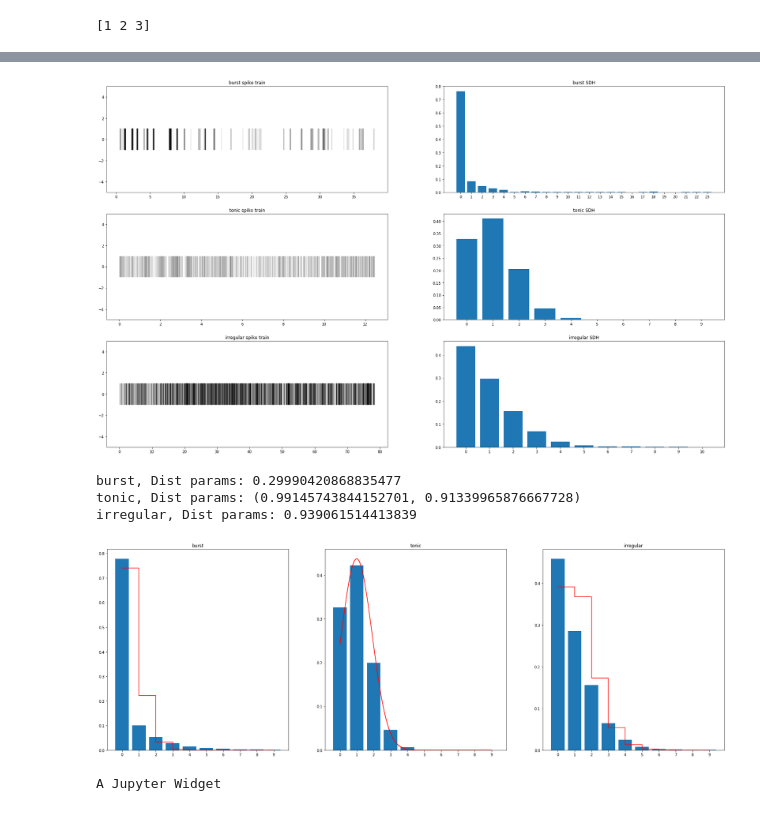
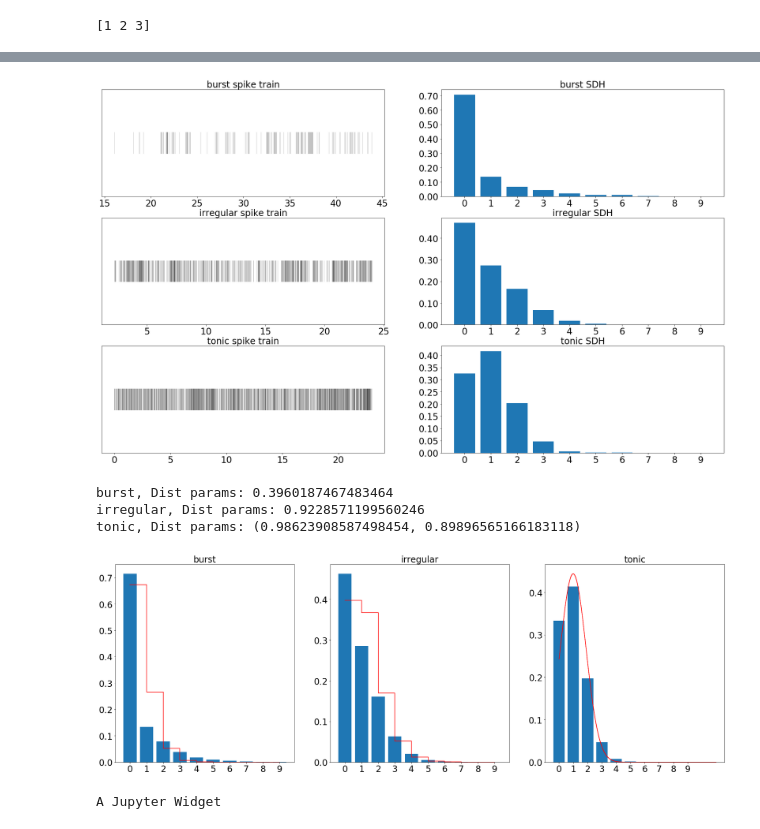
Before and after one commit to Vlad0922/neurophysiology, a Jupyter notebook: burst_clusters_heirarchy.ipynb, the cells around one changed output, grey strips where cells are left out. Saved outputs shown, nothing was run; the diff lists cells and outputs as text; code cells hidden in the pictures.

```diff
--- a/burst_clusters_heirarchy.ipynb
+++ b/burst_clusters_heirarchy.ipynb
@@ -486,5 +508,11 @@ def get_cluster_dists(sdh):
 # %%
 dists = np.array([get_cluster_dists(sdh) for sdh in sdh_vals])
 # labels = np.array([get_nearest_cluster(sdh) for sdh in sdh_vals])
+st_lens = np.array([st[~0] - st[0] for st in only_st])
 labels = np.argmin(dists, axis=1) + 1
-most_similar = np.argmin(dists, axis=0)
+# most_similar = np.argmin(dists, axis=0)
+most_similar = [23, 1358, 1394]
+# %%
+for l in np.unique(cut):
+    idx = np.argsort(dists[:, l-1])[:10]
+    print(l, idx, st_lens[idx])
@@ -505,0 +538,18 @@ plt.legend()
+# %%
+plt.figure(figsize=(15,10))
+for l, col, name in zip(np.unique(labels), ['r','b','g'], ['burst', 'irregular', 'tonic']):
+    idx = np.where(labels == l)
+    plt.scatter(cv_ai[idx, 0], cv_ai[idx, 1], color=col, s=10, label=name)
+# plt.scatter([c[0] for c in cv_ai], [c[1] for c in cv_ai], cmap='plasma', c=cut, s=5)
+
+plt.xlim([0, 10])
+
+plt.xlabel('CV')
+plt.ylabel('AI')
+plt.legend(prop={'size': 24})
+
+ax = plt.gca()
+
+for item in ([ax.title, ax.xaxis.label, ax.yaxis.label] +
+             ax.get_xticklabels() + ax.get_yticklabels()):
+    item.set_fontsize(22)
@@ -506,6 +558,6 @@ plt.legend()
 # %%
 fig, axes = plt.subplots(3, 2, figsize=(30, 18))
-for i, (idx, name) in enumerate(zip(most_similar, ['burst', 'tonic', 'irregular'])):
+for i, (idx, name) in enumerate(zip(most_similar, ['burst', 'irregular', 'tonic'])):
 #     plt.figure()
     curr_sdh = sdh_vals[idx]
 
@@ -519,5 +571,13 @@ for i, (idx, name) in enumerate(zip(most_similar, ['burst', 'tonic', 'irregular'
     ax1.set_title('{} spike train'.format(name))
     ax2.set_title('{} SDH'.format(name))
     ax2.set_xticks(np.arange(curr_sdh.shape[0]))
+
+    ax2.yaxis.set_major_formatter(FormatStrFormatter('%.2f'))
+
+
+for ax in axes.flatten():
+    for item in ([ax.title, ax.xaxis.label, ax.yaxis.label] +
+             ax.get_xticklabels() + ax.get_yticklabels()):
+        item.set_fontsize(24)
 # %% [output]
-[figure, old version]
+[figure, new version]
@@ -591,34 +675,39 @@ def negLogLikelihood(params, data):
 # %%
 fig, axes = plt.subplots(ncols=3, figsize=(30,10))
 
-for name, (k, val) in zip(['burst', 'tonic', 'irregular'], just_lens.items()):
+for name, (k, val) in zip(['burst', 'irregular', 'tonic'], just_lens.items()):
     x = np.arange(mean_dct[k].shape[0])
     y = mean_dct[k]
 
-    if k == 2:
+    if k == 3:
         x_vals = np.linspace(0, max(val), endpoint=True, num=1000)
         u, v = sp.stats.norm.fit(val)
         pdf_vals = sp.stats.norm.pdf(x_vals, loc=u, scale=v)
         dist_params = (u, v)
     else:
         x_vals = x
         res = minimize(negLogLikelihood, x0=np.ones(1), args=(val,), method='L-BFGS-B', bounds=((0.0005, 10),))
         dist_params = res.x[0]
         pdf_vals = poisson(x_vals, res.x)
 
     print('{}, Dist params: {}'.format(name, dist_params))
 
 #     plt.figure()
     axes[k-1].bar(x, y)
     axes[k-1].step(x_vals, pdf_vals, color='r', where='post')
     axes[k-1].set_xticks(x)
 
     axes[k-1].set_title(name)
+
+for ax in axes.flatten():
+    for item in ([ax.title, ax.xaxis.label, ax.yaxis.label] +
+             ax.get_xticklabels() + ax.get_yticklabels()):
+        item.set_fontsize(24)
 # %% [output]
-burst, Dist params: 0.29990420868835477
-tonic, Dist params: (0.99145743844152701, 0.91339965876667728)
-irregular, Dist params: 0.939061514413839
+burst, Dist params: 0.3960187467483464
+irregular, Dist params: 0.9228571199560246
+tonic, Dist params: (0.98623908587498454, 0.89896565166183118)
-[figure, old version]
+[figure, new version]
 # %%
 boot_dct = defaultdict(list)
 
```
Also changed, not shown: parts of 61 cells of this notebook.
